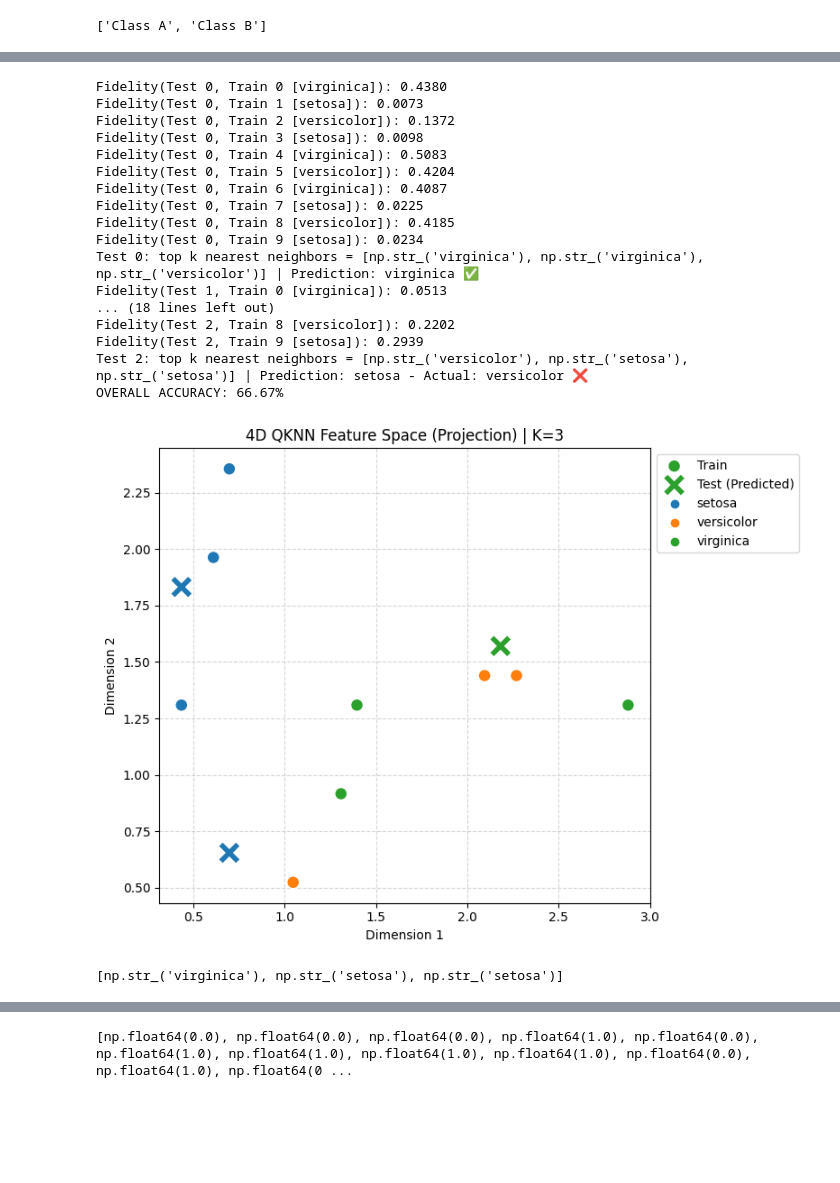
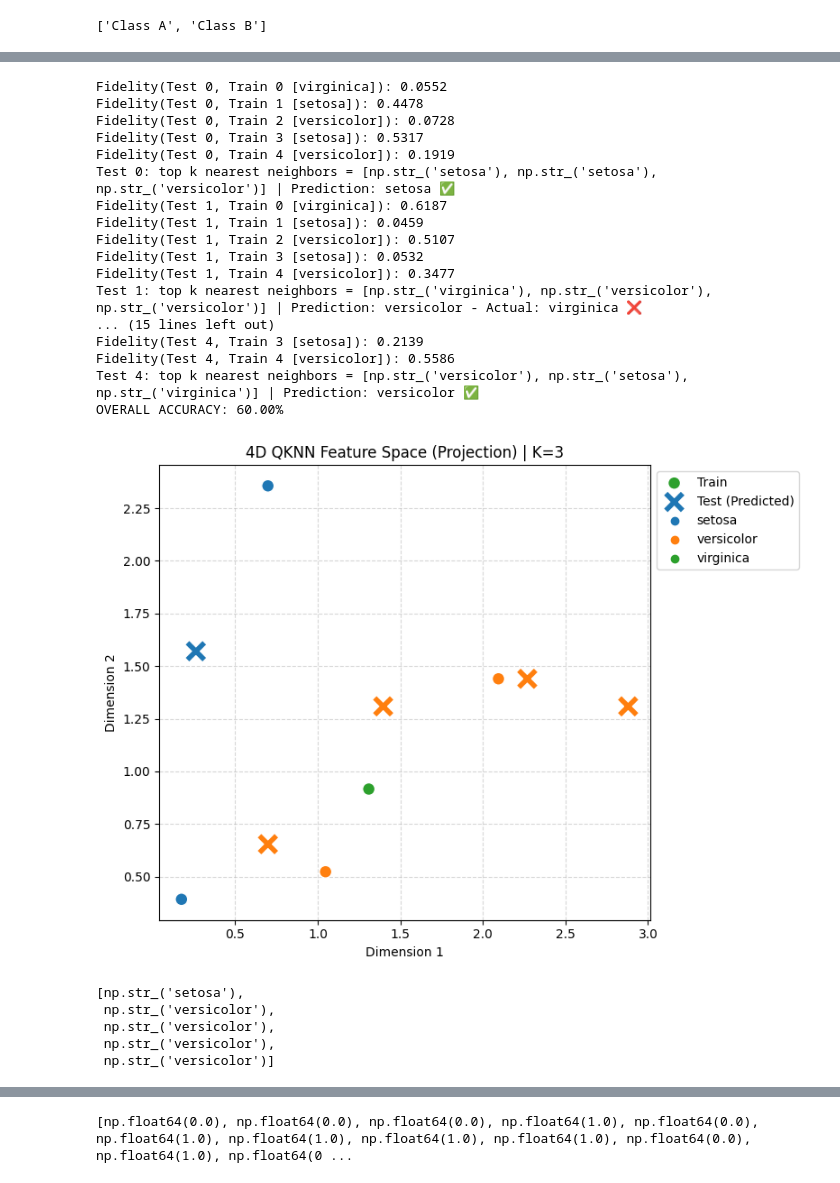
Before and after one commit to Aadipat/QuantumEngineeringProjectGroup8, a Jupyter notebook: simplest_swap_test.ipynb, the cells around one changed output, grey strips where cells are left out. Drawn from its saved outputs; the diff is of its cells as text; code cells hidden in the pictures; blank space fills up the shorter version.

Commit message:
runing on the actual harware is not fun

```diff
--- a/simplest_swap_test.ipynb
+++ b/simplest_swap_test.ipynb
@@ -43,6 +43,8 @@ from typing import List, Tuple
 from sklearn.datasets import load_iris
 from sklearn.preprocessing import MinMaxScaler
 from sklearn.model_selection import train_test_split
+from qiskit_ibm_runtime import QiskitRuntimeService
+from qiskit_ibm_runtime import SamplerV2
 
 def visualize_1d(train_data, train_labels, test_data):
     unique_labels = sorted(list(set(train_labels)))
@@ -71,7 +73,7 @@ def visualize_1d(train_data, train_labels, test_data):
     plt.show()
 
 def compute_fidelity_1d(train_val, test_val):
-    qc = QuantumCircuit(3) # 1 for ancilla, 1 for 1 dimension train data, 1 for 1 dimension test data
+    qc = QuantumCircuit(3, 1) # 1 for ancilla, 1 for 1 dimension train data, 1 for 1 dimension test data
 
     # 1. Encoding
     qc.ry(train_val, 1)
@@ -83,10 +85,14 @@ def compute_fidelity_1d(train_val, test_val):
     qc.cswap(0, 1, 2)
     qc.h(0)
 
-    display(qc.draw("mpl"))
+    qc.measure(0, 0)
+
+    display(qc.draw('mpl'))
+    # print(qc.draw('latex_source'))
 
     isa = pm.run(qc)
-    display(isa.draw("mpl"))
+    display(isa.draw('mpl'))
+    #print(isa.draw('latex_source'))
     obs = observable.apply_layout(isa.layout)
     estimator = EstimatorV2(backend)
     job = estimator.run([(isa, obs)], precision=0.01)
@@ -309,7 +348,7 @@ scaler = MinMaxScaler(feature_range=(0, np.pi))
 X_scaled = scaler.fit_transform(X)
 
 X_train, X_test, y_train, y_test = train_test_split(
-    X_scaled, y, train_size=10, test_size=3, random_state=42, stratify=y
+    X_scaled, y, train_size=5, test_size=5, random_state=42, stratify=y
 )
 
 train_labels = [target_names[i] for i in y_train]
@@ -318,5 +357,10 @@ test_labels_actual = [target_names[i] for i in y_test]
 train_data = [np.array(pt) for pt in X_train]
 test_data = [np.array(pt) for pt in X_test]
 
-qknn(ClassicalInput(train=train_data, test=test_data), train_labels, test_labels=test_labels_actual, K=3)
+qknn(
+    qknn_input=ClassicalInput(train_data, test_data),
+    train_labels=train_labels,
+    test_labels=test_labels_actual,
+    K = 3
+)
 # %% [output]
@@ -324,19 +368,23 @@ qknn(ClassicalInput(train=train_data, test=test_data), train_labels, test_labels
-Fidelity(Test 0, Train 0 [virginica]): 0.4380
-Fidelity(Test 0, Train 1 [setosa]): 0.0073
-Fidelity(Test 0, Train 2 [versicolor]): 0.1372
-Fidelity(Test 0, Train 3 [setosa]): 0.0098
-Fidelity(Test 0, Train 4 [virginica]): 0.5083
-Fidelity(Test 0, Train 5 [versicolor]): 0.4204
-Fidelity(Test 0, Train 6 [virginica]): 0.4087
-Fidelity(Test 0, Train 7 [setosa]): 0.0225
-Fidelity(Test 0, Train 8 [versicolor]): 0.4185
-Fidelity(Test 0, Train 9 [setosa]): 0.0234
-Test 0: top k nearest neighbors = [np.str_('virginica'), np.str_('virginica'), np.str_('versicolor')] | Prediction: virginica ✅
-Fidelity(Test 1, Train 0 [virginica]): 0.0513
-... (18 lines left out)
-Fidelity(Test 2, Train 8 [versicolor]): 0.2202
-Fidelity(Test 2, Train 9 [setosa]): 0.2939
-Test 2: top k nearest neighbors = [np.str_('versicolor'), np.str_('setosa'), np.str_('setosa')] | Prediction: setosa - Actual: versicolor ❌
-OVERALL ACCURACY: 66.67%
+Fidelity(Test 0, Train 0 [virginica]): 0.0552
+Fidelity(Test 0, Train 1 [setosa]): 0.4478
+Fidelity(Test 0, Train 2 [versicolor]): 0.0728
+Fidelity(Test 0, Train 3 [setosa]): 0.5317
+Fidelity(Test 0, Train 4 [versicolor]): 0.1919
+Test 0: top k nearest neighbors = [np.str_('setosa'), np.str_('setosa'), np.str_('versicolor')] | Prediction: setosa ✅
+Fidelity(Test 1, Train 0 [virginica]): 0.6187
+Fidelity(Test 1, Train 1 [setosa]): 0.0459
+Fidelity(Test 1, Train 2 [versicolor]): 0.5107
+Fidelity(Test 1, Train 3 [setosa]): 0.0532
+Fidelity(Test 1, Train 4 [versicolor]): 0.3477
+Test 1: top k nearest neighbors = [np.str_('virginica'), np.str_('versicolor'), np.str_('versicolor')] | Prediction: versicolor - Actual: virginica ❌
+... (15 lines left out)
+Fidelity(Test 4, Train 3 [setosa]): 0.2139
+Fidelity(Test 4, Train 4 [versicolor]): 0.5586
+Test 4: top k nearest neighbors = [np.str_('versicolor'), np.str_('setosa'), np.str_('virginica')] | Prediction: versicolor ✅
+OVERALL ACCURACY: 60.00%
-[figure, old version]
+[figure, new version]
-[np.str_('virginica'), np.str_('setosa'), np.str_('setosa')]
+[np.str_('setosa'),
+ np.str_('versicolor'),
+ np.str_('versicolor'),
+ np.str_('versicolor'),
+ np.str_('versicolor')]
```
Also changed, not shown: parts of 5 cells of this notebook.
